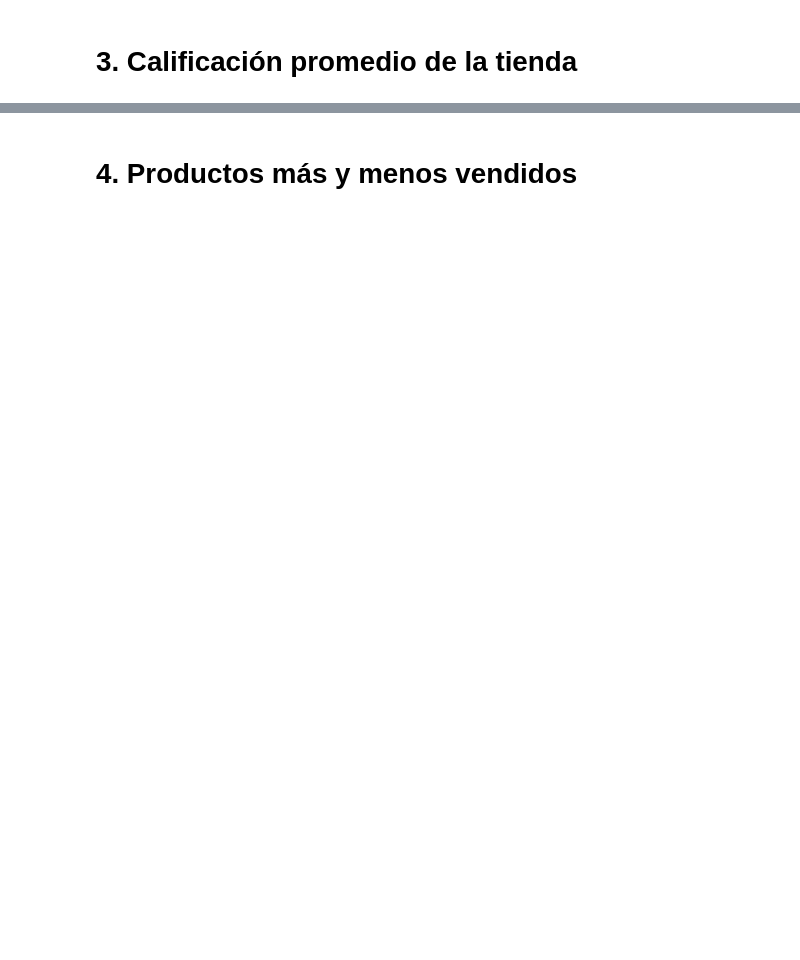
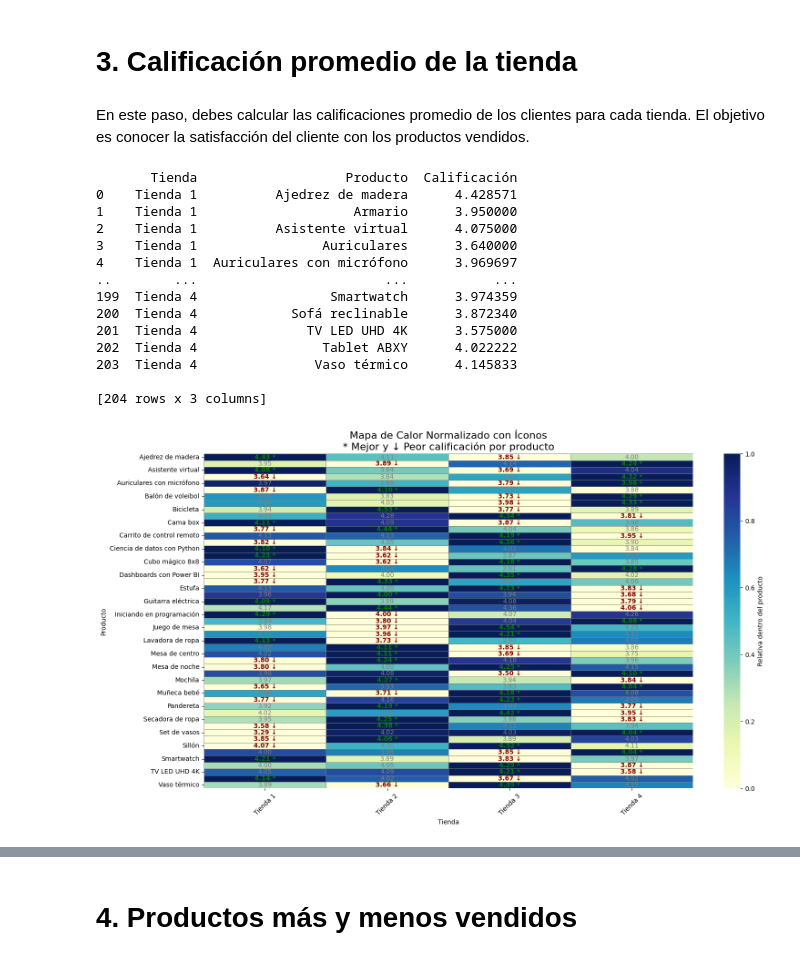
Before and after one commit to aleksripe-prog/DataScienceChallengeAluraStore, a Jupyter notebook: AluraStoreLatam.ipynb, the cells around one changed output, grey strips where cells are left out. Saved outputs shown, nothing was run; the diff lists cells and outputs as text; code cells hidden in the pictures; blank space fills up the shorter version.

```diff
--- a/AluraStoreLatam.ipynb
+++ b/AluraStoreLatam.ipynb
@@ -115,2 +237,81 @@ Drive already mounted at /content/drive; to attempt to forcibly remount, call dr
 # %% [markdown]
 # 3. Calificación promedio de la tienda
+# %% [markdown]
+En este paso, debes calcular las calificaciones promedio de los clientes para cada tienda. El objetivo es conocer la satisfacción del cliente con los productos vendidos.
+# %%
+import numpy as np
+
+# Calificación promedio por tienda y producto
+promedio_por_producto_tienda = df_total.groupby(['Tienda', 'Producto'])['Calificación'].mean().reset_index()
+
+# Mostramos los primeros resultados
+print(promedio_por_producto_tienda)
+
+# Tabla dinámica original
+heatmap_data = promedio_por_producto_tienda.pivot(index='Producto', columns='Tienda', values='Calificación')
+
+# Normalizamos por fila
+heatmap_normalizado = heatmap_data.subtract(heatmap_data.min(axis=1), axis=0)
+heatmap_normalizado = heatmap_normalizado.divide(heatmap_normalizado.max(axis=1), axis=0)
+
+# Mapa base (normalizado)
+plt.figure(figsize=(16, 9))
+ax = sns.heatmap(
+    heatmap_normalizado,
+    annot=False,                   # Ocultamos el texto por defecto
+    cmap="YlGnBu",
+    linewidths=0.5,
+    linecolor='gray',
+    cbar_kws={'label': 'Relativa dentro del producto'},
+    vmin=0, vmax=1
+)
+
+# Recorremos para añadir íconos y calificaciones
+for y, producto in enumerate(heatmap_data.index):
+    fila = heatmap_data.loc[producto]
+    max_tienda = fila.idxmax()
+    min_tienda = fila.idxmin()
+    for x, tienda in enumerate(heatmap_data.columns):
+        valor = fila[tienda]
+        icono = ""
+        color = "gray"
+
+        if tienda == max_tienda:
+            icono = " *"
+            color = "green"
+        elif tienda == min_tienda:
+            icono = " ↓"
+            color = "darkred"
+
+        ax.text(
+            x + 0.5, y + 0.5,
+            f"{valor:.2f}{icono}",
+            ha='center', va='center',
+            color=color,
+            fontsize=10,
+            weight='bold' if icono else 'normal'
+        )
+
+# Títulos y ajustes
+plt.title('Mapa de Calor Normalizado con Íconos\n* Mejor y ↓ Peor calificación por producto', fontsize=16)
+plt.xlabel('Tienda')
+plt.ylabel('Producto')
+plt.xticks(rotation=45)
+plt.tight_layout()
+plt.show()
+# %% [output]
+       Tienda                   Producto  Calificación
+0    Tienda 1          Ajedrez de madera      4.428571
+1    Tienda 1                    Armario      3.950000
+2    Tienda 1          Asistente virtual      4.075000
+3    Tienda 1                Auriculares      3.640000
+4    Tienda 1  Auriculares con micrófono      3.969697
+..        ...                        ...           ...
+199  Tienda 4                 Smartwatch      3.974359
+200  Tienda 4            Sofá reclinable      3.872340
+201  Tienda 4              TV LED UHD 4K      3.575000
+202  Tienda 4                Tablet ABXY      4.022222
+203  Tienda 4               Vaso térmico      4.145833
+
+[204 rows x 3 columns]
+[figure, added]
```
Also changed, not shown: parts of 11 cells of this notebook.
